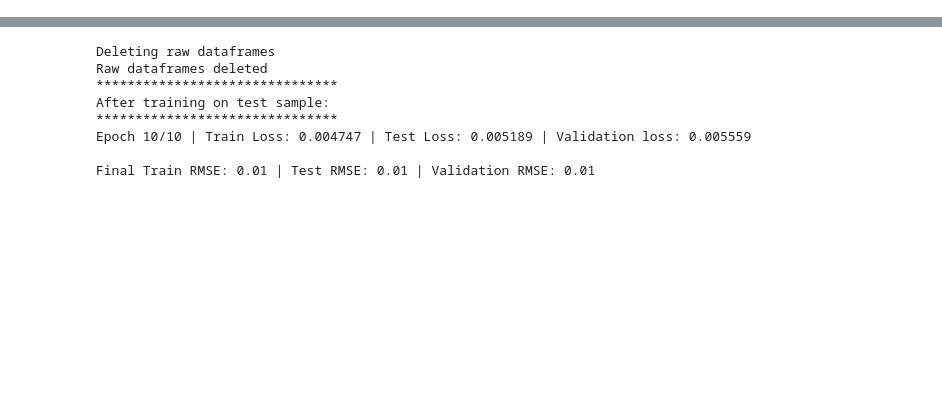
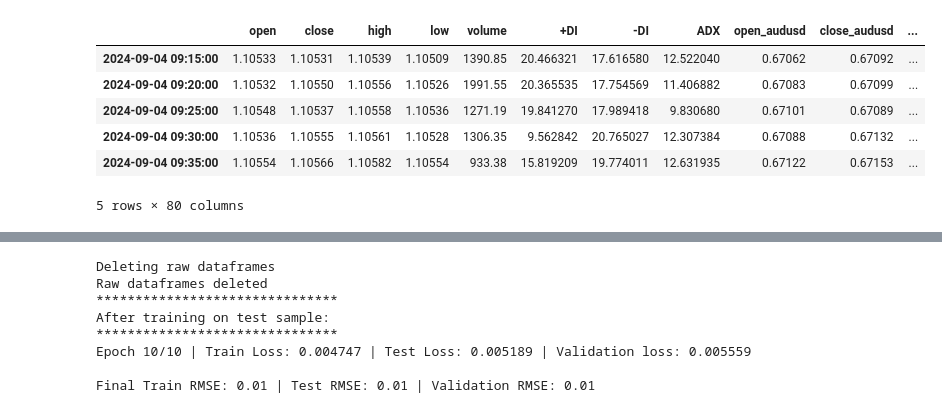
Before and after one commit to maratgaliulin/python_algo_ai, a Jupyter notebook: test.ipynb, the cells around one changed output, grey strips where cells are left out. Saved outputs shown, nothing was run; the diff lists cells and outputs as text; code cells hidden in the pictures; blank space fills up the shorter version.

```diff
--- a/test.ipynb
+++ b/test.ipynb
@@ -26,0 +41,10 @@ df_joined_train, df_joined_test, df_joined_val = make_single_df_from_bid_ask(
+# %%
+df_joined_test.tail()
+# %% [output]
+|  | open | close | high | low | volume | +DI | -DI | ADX | open_audusd | close_audusd | ... |
+| 2024-09-04 09:15:00 | 1.10533 | 1.10531 | 1.10539 | 1.10509 | 1390.85 | 20.466321 | 17.616580 | 12.522040 | 0.67062 | 0.67092 | ... |
+| 2024-09-04 09:20:00 | 1.10532 | 1.10550 | 1.10556 | 1.10526 | 1991.55 | 20.365535 | 17.754569 | 11.406882 | 0.67083 | 0.67099 | ... |
+| 2024-09-04 09:25:00 | 1.10548 | 1.10537 | 1.10558 | 1.10536 | 1271.19 | 19.841270 | 17.989418 | 9.830680 | 0.67101 | 0.67089 | ... |
+| 2024-09-04 09:30:00 | 1.10536 | 1.10555 | 1.10561 | 1.10528 | 1306.35 | 9.562842 | 20.765027 | 12.307384 | 0.67088 | 0.67132 | ... |
+| 2024-09-04 09:35:00 | 1.10554 | 1.10566 | 1.10582 | 1.10554 | 933.38 | 15.819209 | 19.774011 | 12.631935 | 0.67122 | 0.67153 | ... |
+5 rows × 80 columns
```
Also changed, not shown: parts of 5 cells of this notebook, 3 other files.
